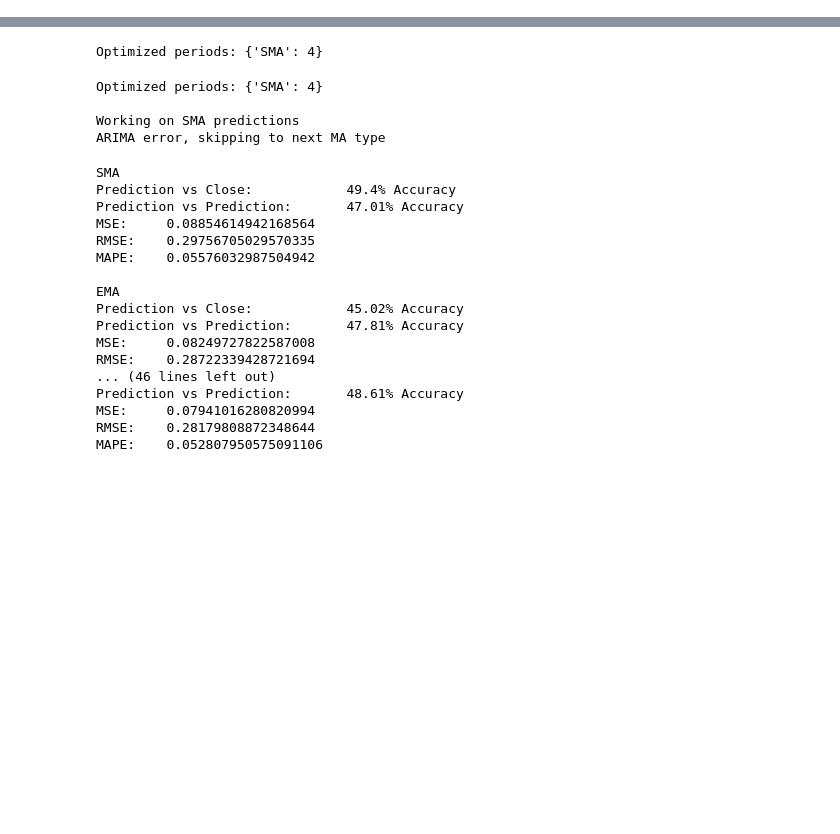
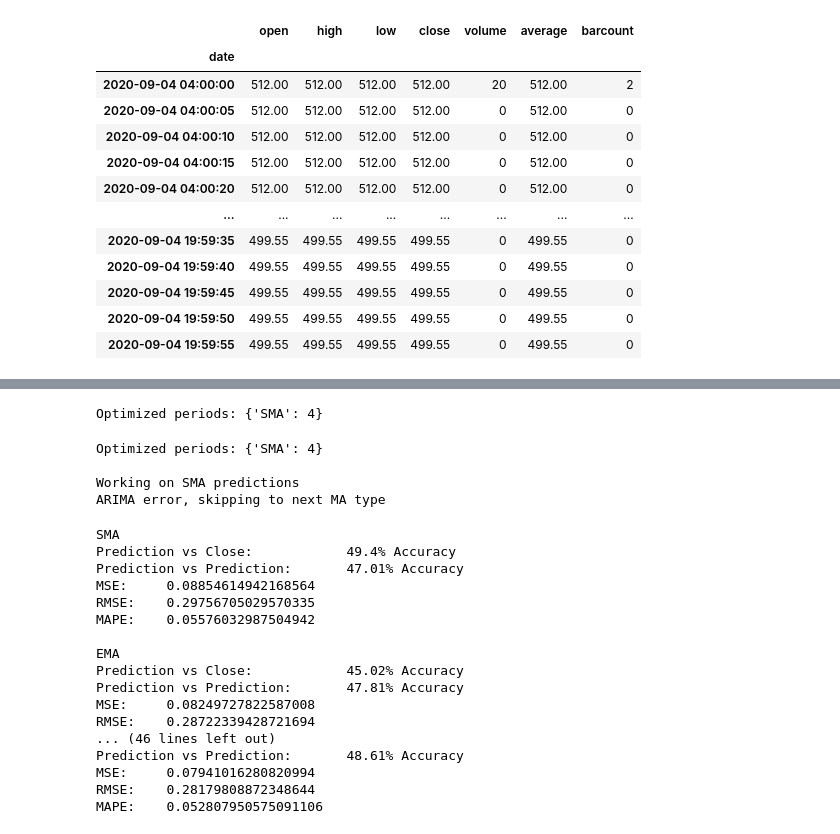
Before and after one commit to GeneMyslinsky/s_predictor, a Jupyter notebook: code/nb/ARIMA test3.ipynb, the cells around one changed output, grey strips where cells are left out. Drawn from its saved outputs; the diff is of its cells as text; code cells hidden in the pictures; blank space fills up the shorter version.

```diff
--- a/code/nb/ARIMA test3.ipynb
+++ b/code/nb/ARIMA test3.ipynb
@@ -36,11 +36,13 @@ def get_arima(data, train_len, test_len):
 
     # Genereate predictions
     prediction = []
+    prediction2 = []
     for i in range(len(test)):
         model = pm.ARIMA(order=order)
         model.fit(train)
         print('working on', i+1, 'of', test_len, '-- ' + str(int(100 * (i + 1) / test_len)) + '% complete')
         prediction.append(model.predict()[0])
+        prediction2.append(model.predict()[5])
         train.append(test[i])
 #         print(model.predict()[0],test[i],model.predict()[0]-test[i])
     # Generate error data
@@ -48,7 +50,7 @@ def get_arima(data, train_len, test_len):
     rmse = mse ** 0.5
     mape = mean_absolute_percentage_error(pd.Series(test), pd.Series(prediction))
 
-    return prediction, mse, rmse, mape
+    return prediction,prediction2, mse, rmse, mape
 
 
 def get_lstm(data, train_len, test_len, lstm_len=4):
@@ -191 +281,87 @@ working on 20 of 20 -- 100% complete
 [interactive output not drawn]
+# %%
+
+data = pd.read_csv('NVDA_bar_sample_5secs.csv', index_col=0, header=0)
+display(data)
+data = data.loc['2020-09-04 12:00:00':'2020-09-04 13:00:00'].reset_index(drop=False)
+# display(data)
+data['volume'] = data['volume'].astype('int32')
+# del data["average"]
+del data["barcount"]
+def calcArima(data,column,len_test=10,diff = 1 ):
+    try:del data['date']
+    except: pass
+    len_data = len(t)
+    len_train = len_data-len_test
+    test_starters = data.iloc[[len_train]]
+#     display(data)
+    test_data_orig = data.tail(len_test)
+    if diff == 1:
+        datad = data[column].diff()
+        datad= datad.drop(data.index[0])
+#         print(datad)
+    test_data= datad.tail(len_test)
+    train_data = datad.head(len_train)
+#     display(train_data,test_data)
+#     return train_data,test_data,test_starters
+
+    start = test_starters[column].values[0]
+#     print(start)
+    train = train_data.values.tolist()
+    test = test_data.values.tolist()
+    test_len = len(test)
+    # Initialize model
+    model = auto_arima(train, max_p=3, max_q=3, seasonal=False, trace=True,
+                       error_action='ignore', suppress_warnings=True)
+
+    # Determine model parameters
+    model.fit(train)
+    order = model.get_params()['order']
+    print('ARIMA order:', order, '\n')
+
+    # Genereate predictions
+    last_actual = start
+    actuals = []
+    prediction = []
+    prediction_chain = []
+    for i in range(len(test)):
+#         print(test[i])
+        model = pm.ARIMA(order=order)
+        model.fit(train)
+#         print('working on', i+1, 'of', test_len, '-- ' + str(int(100 * (i + 1) / test_len)) + '% complete')
+        prediction_list = model.predict()
+#         print(prediction_list)
+        prediction_chain.append(prediction_list)
+#         prediction.append(model.predict()[0])
+#         print(prediction)
+        train.append(test[i])
+#         print(test[i])
+        if diff == 1:
+            prediction.append(last_actual+model.predict()[3])
+            actuals.append(last_actual+test[i])
+            last_actual = last_actual+test[i]
+        else: actuals.append(test[i])
+#         print(model.predict()[0],test[i],model.predict()[0]-test[i])
+    # Generate error data
+    mse = mean_squared_error(test, prediction)
+    rmse = mse ** 0.5
+    mape = mean_absolute_percentage_error(pd.Series(test), pd.Series(prediction))
+
+    return test_data_orig,prediction,actuals,prediction_chain, mse, rmse, mape
+
+# train_data,test_data,test_starters,undiff = splitData(data,len_test=10)
+test_data,prediction,actuals,prediction_chain, mse, rmse, mape = calcArima(data,"average",len_test=30,diff =1)
+# %% [output]
+|  | open | high | low | close | volume | average | barcount |
+| date |  |  |  |  |  |  |  |
+| 2020-09-04 04:00:00 | 512.00 | 512.00 | 512.00 | 512.00 | 20 | 512.00 | 2 |
+| 2020-09-04 04:00:05 | 512.00 | 512.00 | 512.00 | 512.00 | 0 | 512.00 | 0 |
+| 2020-09-04 04:00:10 | 512.00 | 512.00 | 512.00 | 512.00 | 0 | 512.00 | 0 |
+| 2020-09-04 04:00:15 | 512.00 | 512.00 | 512.00 | 512.00 | 0 | 512.00 | 0 |
+| 2020-09-04 04:00:20 | 512.00 | 512.00 | 512.00 | 512.00 | 0 | 512.00 | 0 |
+| ... | ... | ... | ... | ... | ... | ... | ... |
+| 2020-09-04 19:59:35 | 499.55 | 499.55 | 499.55 | 499.55 | 0 | 499.55 | 0 |
+| 2020-09-04 19:59:40 | 499.55 | 499.55 | 499.55 | 499.55 | 0 | 499.55 | 0 |
+| 2020-09-04 19:59:45 | 499.55 | 499.55 | 499.55 | 499.55 | 0 | 499.55 | 0 |
+| 2020-09-04 19:59:50 | 499.55 | 499.55 | 499.55 | 499.55 | 0 | 499.55 | 0 |
+| 2020-09-04 19:59:55 | 499.55 | 499.55 | 499.55 | 499.55 | 0 | 499.55 | 0 |
```
Also changed, not shown: parts of 5 cells of this notebook, 22 other files.
